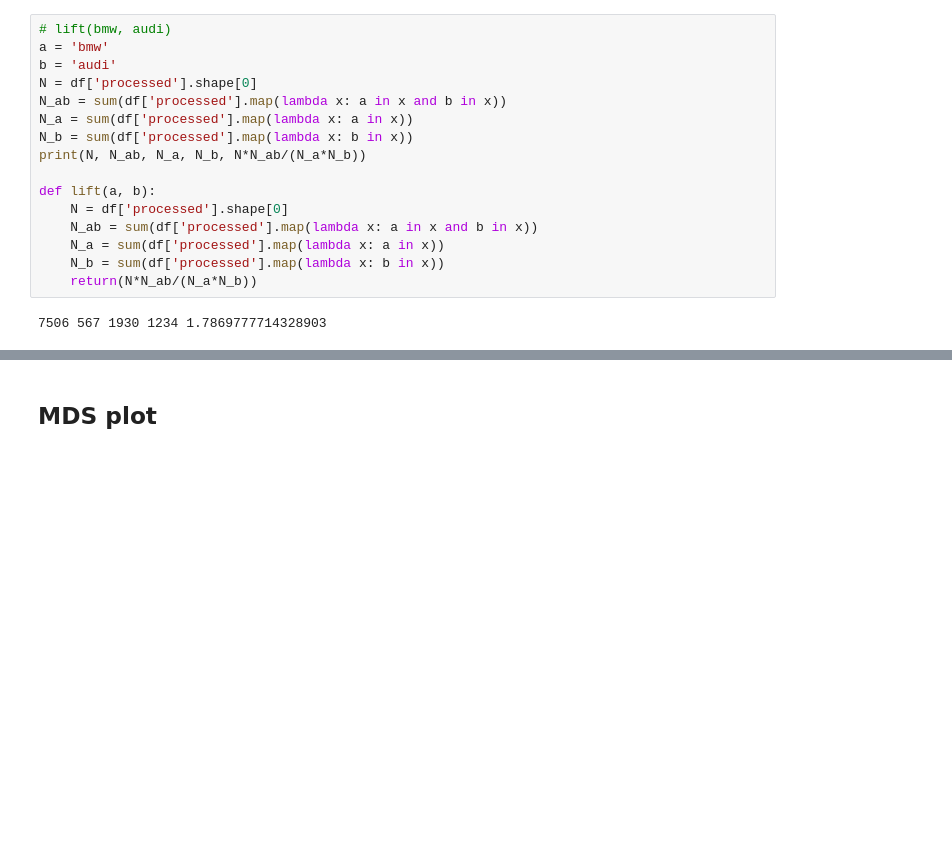
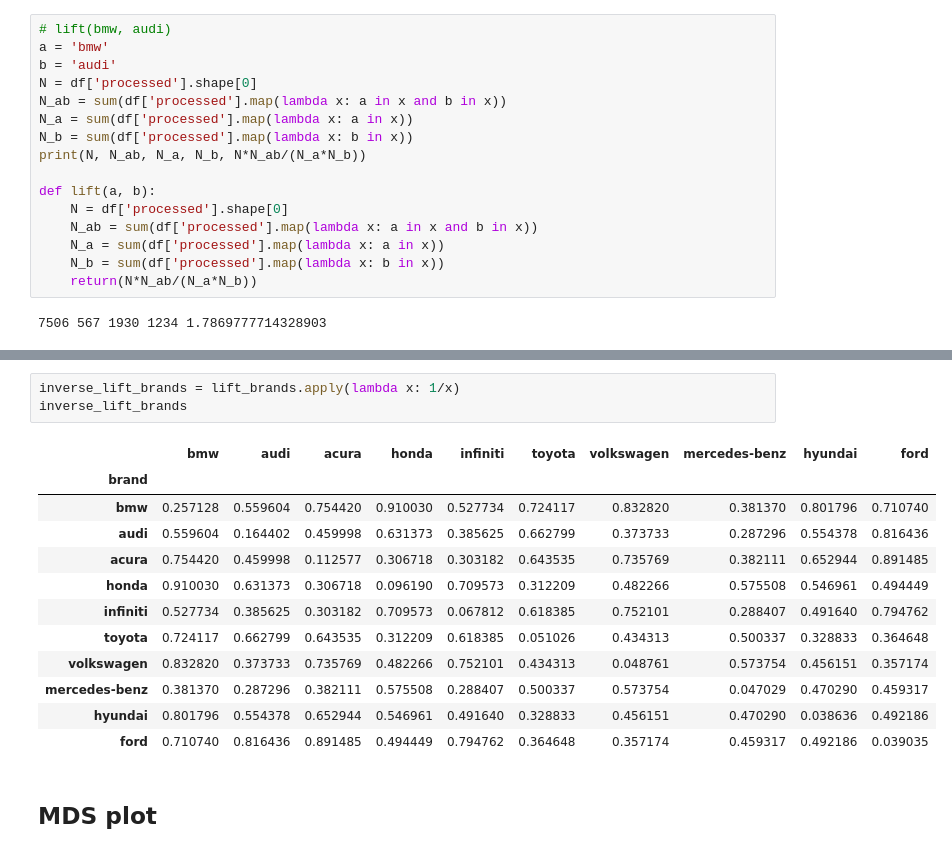
Before and after one commit to cdd6689/Twitter-Politics-Text-Analytics-project-, a Jupyter notebook: HW/HW1/HW1_notebook_matthew.ipynb, the cells around one changed output, grey strips where cells are left out. Drawn from its saved outputs; the diff is of its cells as text; blank space fills up the shorter version.

```diff
--- a/HW/HW1/HW1_notebook_matthew.ipynb
+++ b/HW/HW1/HW1_notebook_matthew.ipynb
@@ -253,6 +267,22 @@ lift_brands
 | mercedes-benz | 2.622126 | 3.480728 | 2.617041 | 1.737595 | 3.467322 | 1.998654 | 1.742906 | 21.263456 | 2.126346 | 2.177146 |
 | hyundai | 1.247200 | 1.803823 | 1.531524 | 1.828284 | 2.034009 | 3.041055 | 2.192256 | 2.126346 | 25.882759 | 2.031752 |
 | ford | 1.406985 | 1.224836 | 1.121724 | 2.022454 | 1.258239 | 2.742370 | 2.799754 | 2.177146 | 2.031752 | 25.617747 |
+# %%
+inverse_lift_brands = lift_brands.apply(lambda x: 1/x)
+inverse_lift_brands
+# %% [output]
+|  | bmw | audi | acura | honda | infiniti | toyota | volkswagen | mercedes-benz | hyundai | ford |
+| brand |  |  |  |  |  |  |  |  |  |  |
+| bmw | 0.257128 | 0.559604 | 0.754420 | 0.910030 | 0.527734 | 0.724117 | 0.832820 | 0.381370 | 0.801796 | 0.710740 |
+| audi | 0.559604 | 0.164402 | 0.459998 | 0.631373 | 0.385625 | 0.662799 | 0.373733 | 0.287296 | 0.554378 | 0.816436 |
+| acura | 0.754420 | 0.459998 | 0.112577 | 0.306718 | 0.303182 | 0.643535 | 0.735769 | 0.382111 | 0.652944 | 0.891485 |
+| honda | 0.910030 | 0.631373 | 0.306718 | 0.096190 | 0.709573 | 0.312209 | 0.482266 | 0.575508 | 0.546961 | 0.494449 |
+| infiniti | 0.527734 | 0.385625 | 0.303182 | 0.709573 | 0.067812 | 0.618385 | 0.752101 | 0.288407 | 0.491640 | 0.794762 |
+| toyota | 0.724117 | 0.662799 | 0.643535 | 0.312209 | 0.618385 | 0.051026 | 0.434313 | 0.500337 | 0.328833 | 0.364648 |
+| volkswagen | 0.832820 | 0.373733 | 0.735769 | 0.482266 | 0.752101 | 0.434313 | 0.048761 | 0.573754 | 0.456151 | 0.357174 |
+| mercedes-benz | 0.381370 | 0.287296 | 0.382111 | 0.575508 | 0.288407 | 0.500337 | 0.573754 | 0.047029 | 0.470290 | 0.459317 |
+| hyundai | 0.801796 | 0.554378 | 0.652944 | 0.546961 | 0.491640 | 0.328833 | 0.456151 | 0.470290 | 0.038636 | 0.492186 |
+| ford | 0.710740 | 0.816436 | 0.891485 | 0.494449 | 0.794762 | 0.364648 | 0.357174 | 0.459317 | 0.492186 | 0.039035 |
 # %% [markdown]
 ## MDS plot
 # %%
```
Also changed, not shown: parts of 25 cells of this notebook.
